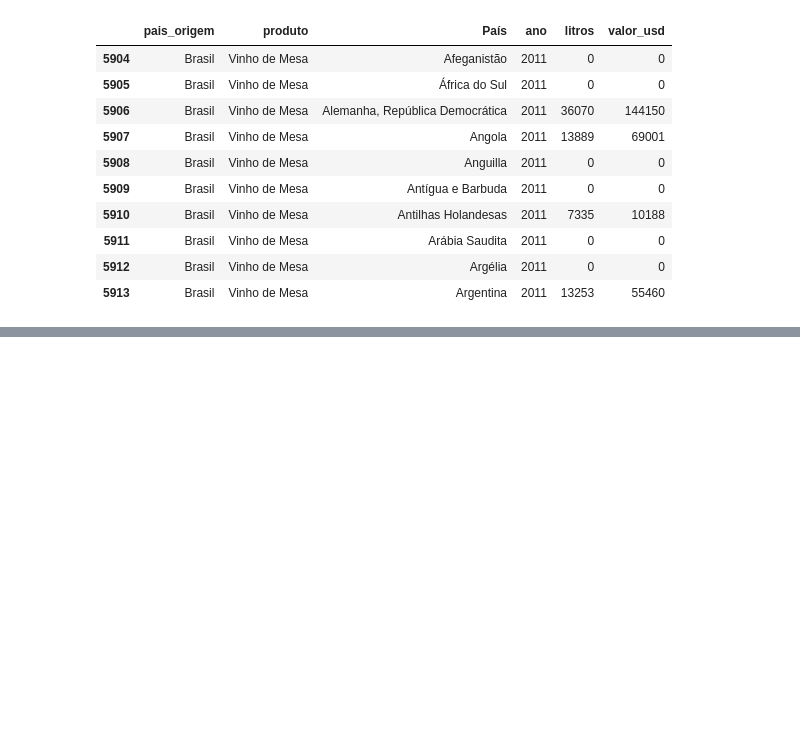
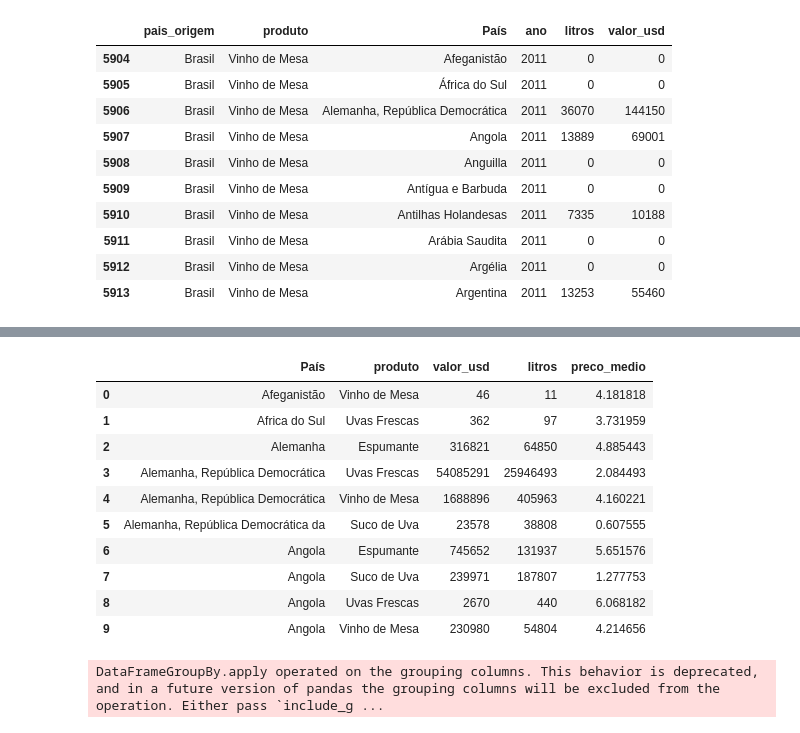
Before and after one commit to gilzeraz/brazil-wine-exports-analysis, a Jupyter notebook: notebooks/wine_exports_analysis.ipynb, the cells around one changed output, grey strips where cells are left out. Cells and saved outputs as stored; diff of their text form; code cells hidden in the pictures; blank space fills up the shorter version.

```diff
--- a/notebooks/wine_exports_analysis.ipynb
+++ b/notebooks/wine_exports_analysis.ipynb
@@ -273,0 +363,25 @@ df_total.head(10)
+# %%
+preco_por_litro_produtos = df_total.groupby(['País', 'produto'])[['valor_usd', 'litros']].sum().reset_index()
+# %%
+preco_por_litro_produtos['preco_medio'] = preco_por_litro_produtos['valor_usd'] / preco_por_litro_produtos['litros']
+preco_por_litro_produtos = preco_por_litro_produtos[preco_por_litro_produtos['litros'] > 0]
+# %%
+preco_por_litro_produtos.head(10)
+# %% [output]
+|  | País | produto | valor_usd | litros | preco_medio |
+| 0 | Afeganistão | Vinho de Mesa | 46 | 11 | 4.181818 |
+| 1 | Africa do Sul | Uvas Frescas | 362 | 97 | 3.731959 |
+| 2 | Alemanha | Espumante | 316821 | 64850 | 4.885443 |
+| 3 | Alemanha, República Democrática | Uvas Frescas | 54085291 | 25946493 | 2.084493 |
+| 4 | Alemanha, República Democrática | Vinho de Mesa | 1688896 | 405963 | 4.160221 |
+| 5 | Alemanha, República Democrática da | Suco de Uva | 23578 | 38808 | 0.607555 |
+| 6 | Angola | Espumante | 745652 | 131937 | 5.651576 |
+| 7 | Angola | Suco de Uva | 239971 | 187807 | 1.277753 |
+| 8 | Angola | Uvas Frescas | 2670 | 440 | 6.068182 |
+| 9 | Angola | Vinho de Mesa | 230980 | 54804 | 4.214656 |
+# %%
+top10_preco = preco_por_litro_produtos.groupby('produto').apply(
+    lambda x: x.nlargest(10, 'preco_medio')
+).reset_index(drop=True)
+# %% [output]
+DataFrameGroupBy.apply operated on the grouping columns. This behavior is deprecated, and in a future version of pandas the grouping columns will be excluded from the operation. Either pass `include_g ...
```
Also changed, not shown: parts of 16 cells of this notebook.
